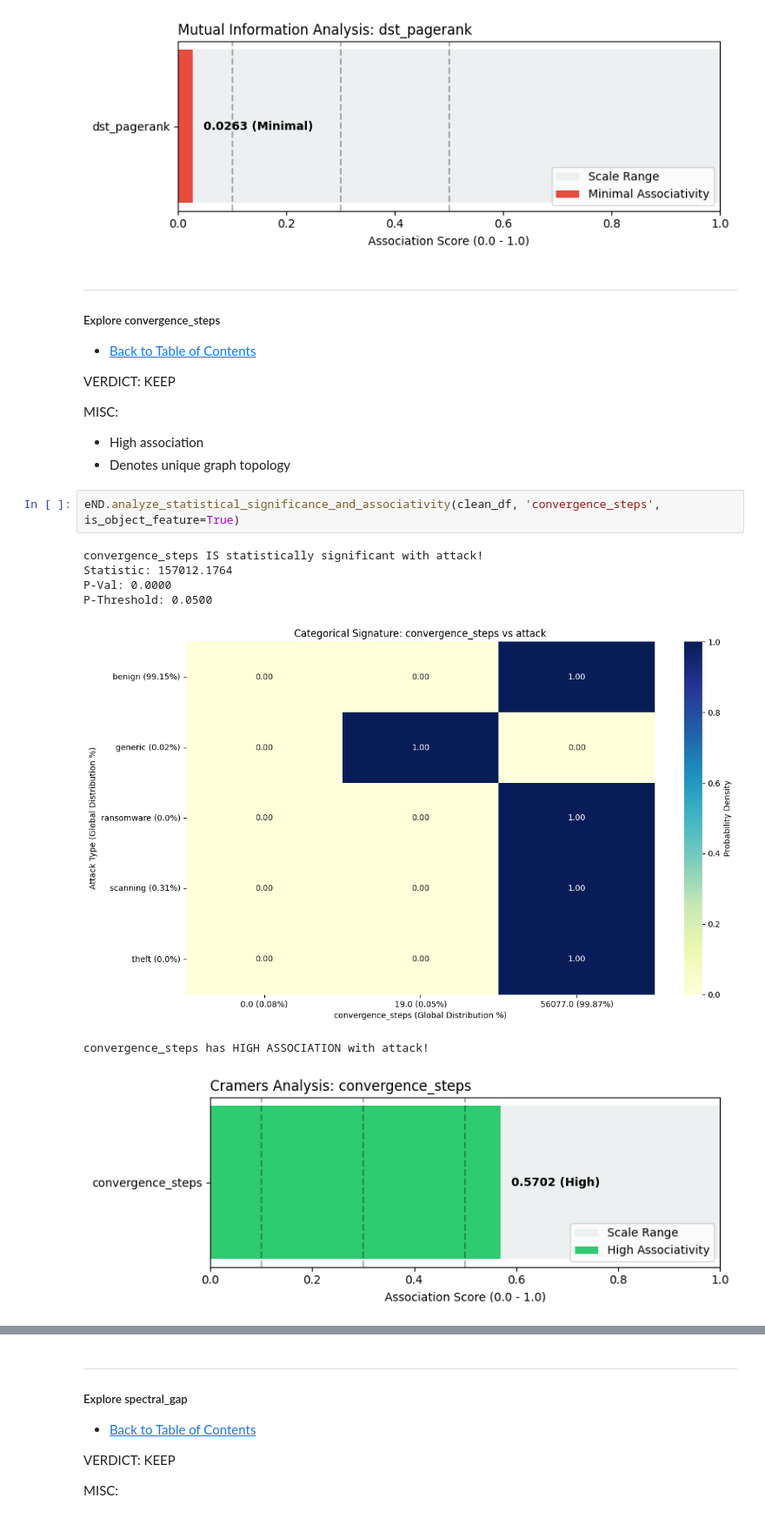
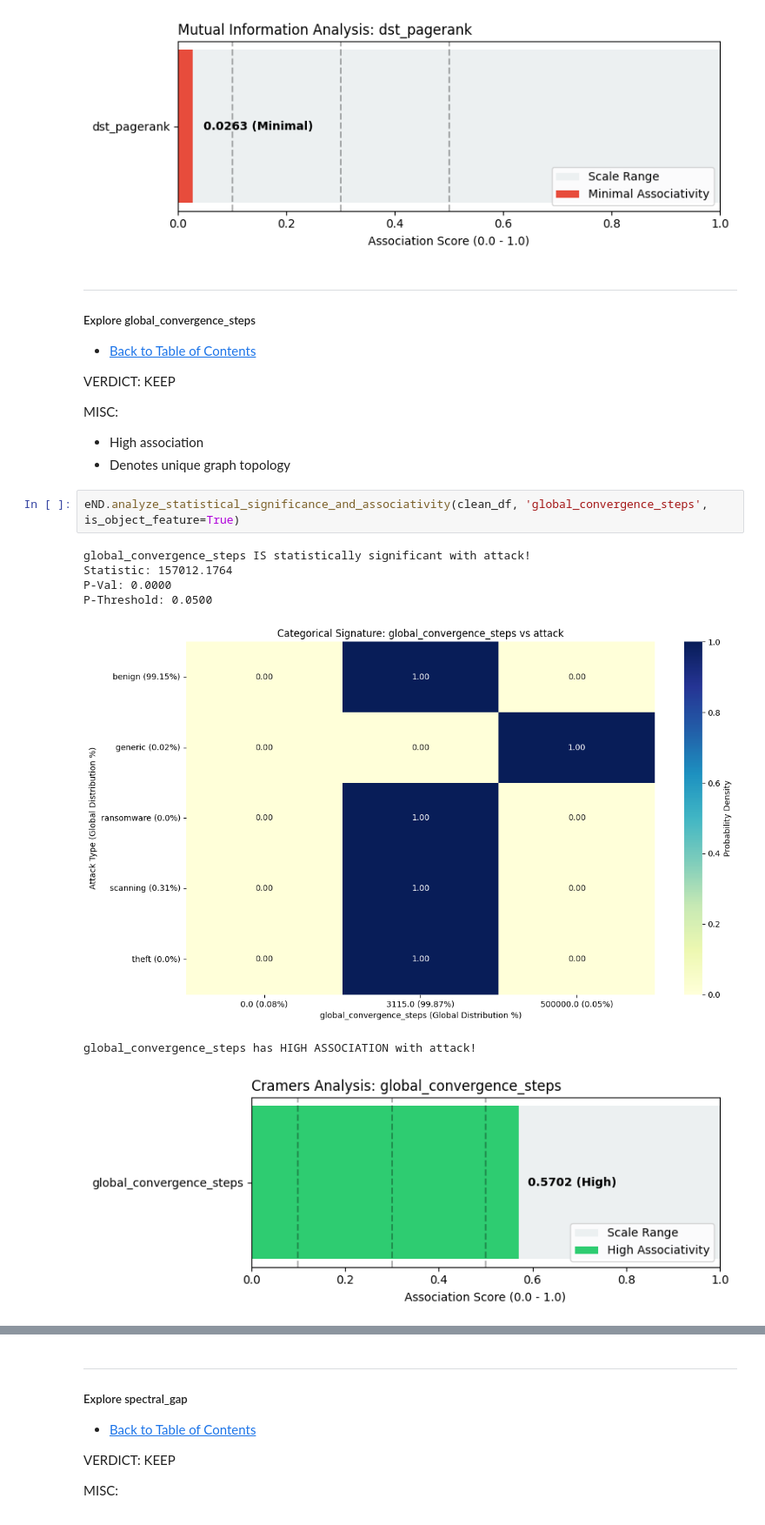
Before and after one commit to JaredWood-DU/COMP3703, a Jupyter notebook: final/explore_complex_networks.ipynb, the cells around one changed output, grey strips where cells are left out. Shown at 87% size. Drawn from its saved outputs; the diff is of its cells as text.

Commit message:
Completed
- Added a global/node specific convergence steps

```diff
--- a/final/explore_complex_networks.ipynb
+++ b/final/explore_complex_networks.ipynb
@@ -648,7 +661,7 @@ dst_pagerank has MINIMAL ASSOCATION with attack!
 [figure]
 # %% [markdown]
 ---
-##### Explore convergence_steps
+##### Explore global_convergence_steps
 
 - [Back to Table of Contents](#table-of-contents)
 
@@ -658,12 +671,12 @@ MISC:
 - High association
 - Denotes unique graph topology
 # %%
-eND.analyze_statistical_significance_and_associativity(clean_df, 'convergence_steps', is_object_feature=True)
+eND.analyze_statistical_significance_and_associativity(clean_df, 'global_convergence_steps', is_object_feature=True)
 # %% [output]
-convergence_steps IS statistically significant with attack!
+global_convergence_steps IS statistically significant with attack!
 Statistic: 157012.1764
 P-Val: 0.0000
 P-Threshold: 0.0500
-[figure, old version]
+[figure, new version]
-convergence_steps has HIGH ASSOCIATION with attack!
+global_convergence_steps has HIGH ASSOCIATION with attack!
-[figure, old version]
+[figure, new version]
```
Also changed, not shown: parts of 12 cells of this notebook, 1 other file.
